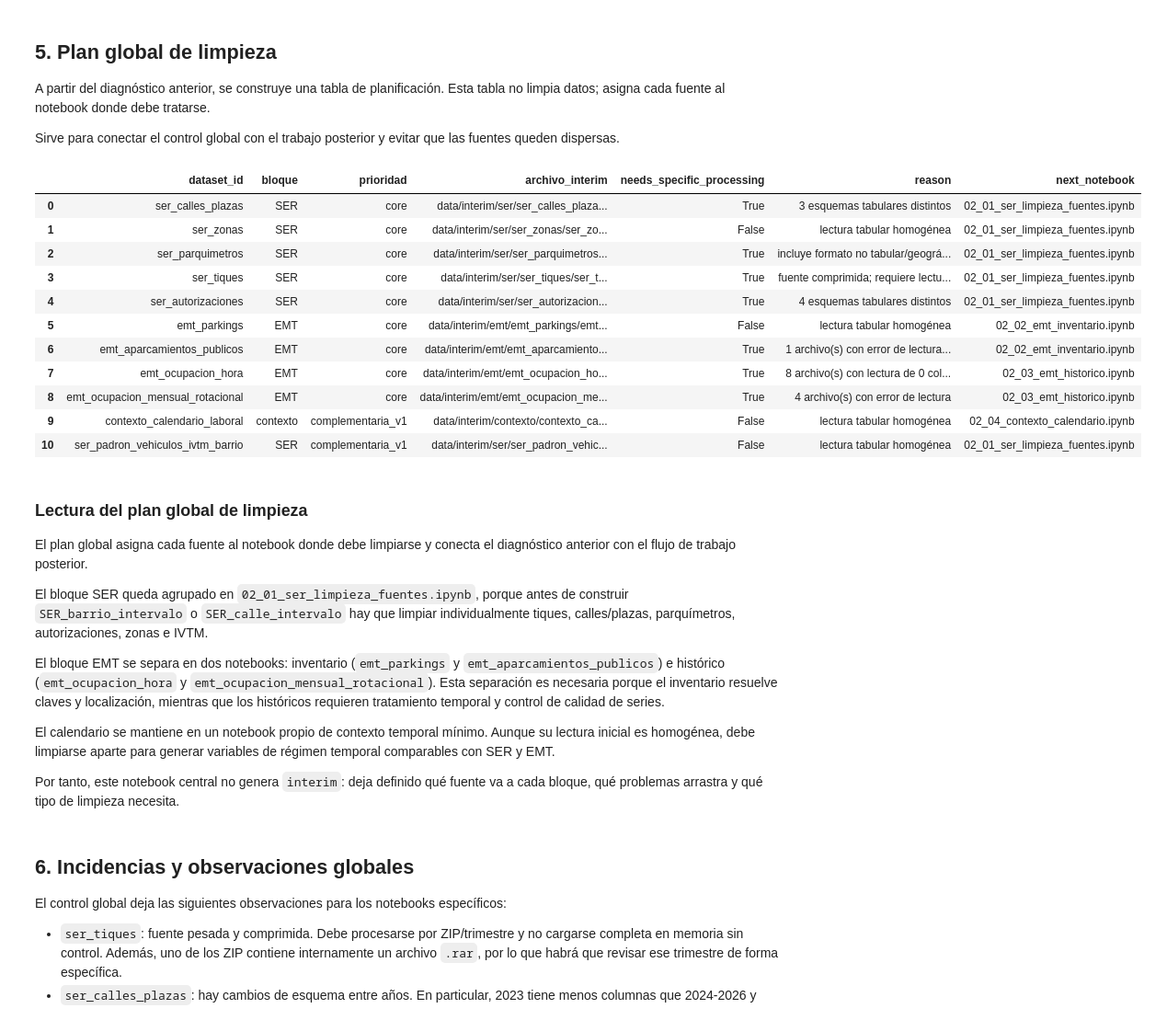
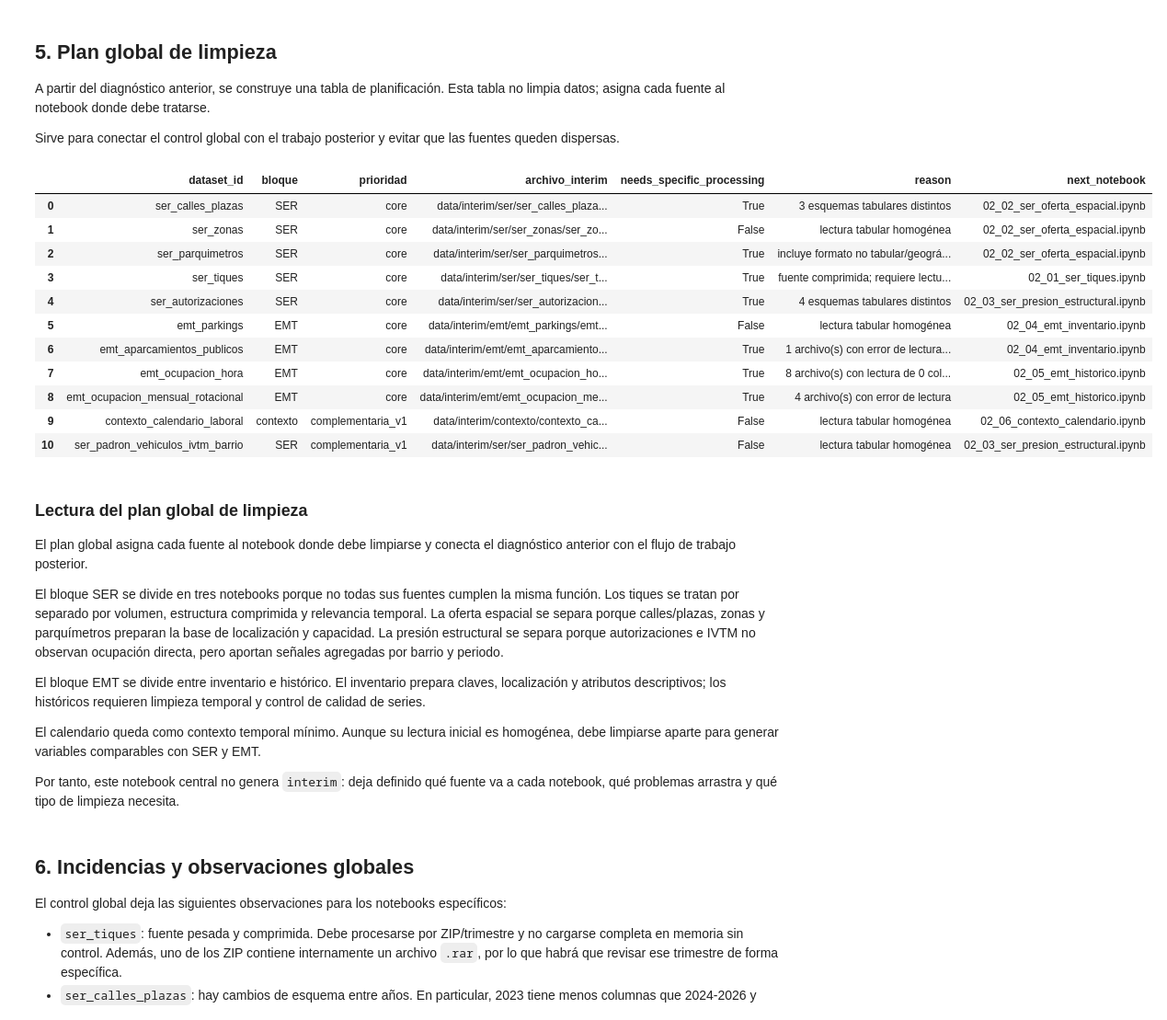
Before and after one commit to hugoramirovilla-boop/TFM_parking_madrid, a Jupyter notebook: notebooks/02_descripcion_limpieza_datos.ipynb, the cells around one changed output. Shown at 92% size. Saved outputs shown, nothing was run; the diff lists cells and outputs as text; code cells hidden in the pictures.

Commit message:
Update data cleaning notebook architecture

```diff
--- a/notebooks/02_descripcion_limpieza_datos.ipynb
+++ b/notebooks/02_descripcion_limpieza_datos.ipynb
@@ -601,60 +601,65 @@ A partir del diagnóstico anterior, se construye una tabla de planificación. Es
 Sirve para conectar el control global con el trabajo posterior y evitar que las fuentes queden dispersas.
 # %%
 next_notebook_map = {
-    "ser_calles_plazas": "02_01_ser_limpieza_fuentes.ipynb",
-    "ser_zonas": "02_01_ser_limpieza_fuentes.ipynb",
-    "ser_parquimetros": "02_01_ser_limpieza_fuentes.ipynb",
-    "ser_tiques": "02_01_ser_limpieza_fuentes.ipynb",
-    "ser_autorizaciones": "02_01_ser_limpieza_fuentes.ipynb",
-    "ser_padron_vehiculos_ivtm_barrio": "02_01_ser_limpieza_fuentes.ipynb",
-    "emt_parkings": "02_02_emt_inventario.ipynb",
-    "emt_aparcamientos_publicos": "02_02_emt_inventario.ipynb",
-    "emt_ocupacion_hora": "02_03_emt_historico.ipynb",
-    "emt_ocupacion_mensual_rotacional": "02_03_emt_historico.ipynb",
-    "contexto_calendario_laboral": "02_04_contexto_calendario.ipynb",
+    "ser_tiques": "02_01_ser_tiques.ipynb",
+
+    "ser_calles_plazas": "02_02_ser_oferta_espacial.ipynb",
+    "ser_zonas": "02_02_ser_oferta_espacial.ipynb",
+    "ser_parquimetros": "02_02_ser_oferta_espacial.ipynb",
+
+    "ser_autorizaciones": "02_03_ser_presion_estructural.ipynb",
+    "ser_padron_vehiculos_ivtm_barrio": "02_03_ser_presion_estructural.ipynb",
+
+    "emt_parkings": "02_04_emt_inventario.ipynb",
+    "emt_aparcamientos_publicos": "02_04_emt_inventario.ipynb",
+
+    "emt_ocupacion_hora": "02_05_emt_historico.ipynb",
+    "emt_ocupacion_mensual_rotacional": "02_05_emt_historico.ipynb",
+
+    "contexto_calendario_laboral": "02_06_contexto_calendario.ipynb",
 }
 
 cleaning_plan_global = (
     catalog[["dataset_id", "bloque", "prioridad", "archivo_interim"]]
     .merge(
         schema_check[["dataset_id", "needs_specific_processing", "reason"]],
         on="dataset_id",
         how="left"
     )
 )
 
 cleaning_plan_global["next_notebook"] = cleaning_plan_global["dataset_id"].map(next_notebook_map)
 cleaning_plan_global["next_notebook"] = cleaning_plan_global["next_notebook"].fillna("pendiente_definir")
 
 cleaning_plan_path = REPORTS_TABLES / "cleaning_plan_global.csv"
 cleaning_plan_global.to_csv(cleaning_plan_path, index=False)
 
 cleaning_plan_global
 # %% [output]
 |  | dataset_id | bloque | prioridad | archivo_interim | needs_specific_processing | reason | next_notebook |
-| 0 | ser_calles_plazas | SER | core | data/interim/ser/ser_calles_plaza... | True | 3 esquemas tabulares distintos | 02_01_ser_limpieza_fuentes.ipynb |
-| 1 | ser_zonas | SER | core | data/interim/ser/ser_zonas/ser_zo... | False | lectura tabular homogénea | 02_01_ser_limpieza_fuentes.ipynb |
-| 2 | ser_parquimetros | SER | core | data/interim/ser/ser_parquimetros... | True | incluye formato no tabular/geográ... | 02_01_ser_limpieza_fuentes.ipynb |
-| 3 | ser_tiques | SER | core | data/interim/ser/ser_tiques/ser_t... | True | fuente comprimida; requiere lectu... | 02_01_ser_limpieza_fuentes.ipynb |
-| 4 | ser_autorizaciones | SER | core | data/interim/ser/ser_autorizacion... | True | 4 esquemas tabulares distintos | 02_01_ser_limpieza_fuentes.ipynb |
-| 5 | emt_parkings | EMT | core | data/interim/emt/emt_parkings/emt... | False | lectura tabular homogénea | 02_02_emt_inventario.ipynb |
-| 6 | emt_aparcamientos_publicos | EMT | core | data/interim/emt/emt_aparcamiento... | True | 1 archivo(s) con error de lectura... | 02_02_emt_inventario.ipynb |
-| 7 | emt_ocupacion_hora | EMT | core | data/interim/emt/emt_ocupacion_ho... | True | 8 archivo(s) con lectura de 0 col... | 02_03_emt_historico.ipynb |
-| 8 | emt_ocupacion_mensual_rotacional | EMT | core | data/interim/emt/emt_ocupacion_me... | True | 4 archivo(s) con error de lectura | 02_03_emt_historico.ipynb |
-| 9 | contexto_calendario_laboral | contexto | complementaria_v1 | data/interim/contexto/contexto_ca... | False | lectura tabular homogénea | 02_04_contexto_calendario.ipynb |
-| 10 | ser_padron_vehiculos_ivtm_barrio | SER | complementaria_v1 | data/interim/ser/ser_padron_vehic... | False | lectura tabular homogénea | 02_01_ser_limpieza_fuentes.ipynb |
+| 0 | ser_calles_plazas | SER | core | data/interim/ser/ser_calles_plaza... | True | 3 esquemas tabulares distintos | 02_02_ser_oferta_espacial.ipynb |
+| 1 | ser_zonas | SER | core | data/interim/ser/ser_zonas/ser_zo... | False | lectura tabular homogénea | 02_02_ser_oferta_espacial.ipynb |
+| 2 | ser_parquimetros | SER | core | data/interim/ser/ser_parquimetros... | True | incluye formato no tabular/geográ... | 02_02_ser_oferta_espacial.ipynb |
+| 3 | ser_tiques | SER | core | data/interim/ser/ser_tiques/ser_t... | True | fuente comprimida; requiere lectu... | 02_01_ser_tiques.ipynb |
+| 4 | ser_autorizaciones | SER | core | data/interim/ser/ser_autorizacion... | True | 4 esquemas tabulares distintos | 02_03_ser_presion_estructural.ipynb |
+| 5 | emt_parkings | EMT | core | data/interim/emt/emt_parkings/emt... | False | lectura tabular homogénea | 02_04_emt_inventario.ipynb |
+| 6 | emt_aparcamientos_publicos | EMT | core | data/interim/emt/emt_aparcamiento... | True | 1 archivo(s) con error de lectura... | 02_04_emt_inventario.ipynb |
+| 7 | emt_ocupacion_hora | EMT | core | data/interim/emt/emt_ocupacion_ho... | True | 8 archivo(s) con lectura de 0 col... | 02_05_emt_historico.ipynb |
+| 8 | emt_ocupacion_mensual_rotacional | EMT | core | data/interim/emt/emt_ocupacion_me... | True | 4 archivo(s) con error de lectura | 02_05_emt_historico.ipynb |
+| 9 | contexto_calendario_laboral | contexto | complementaria_v1 | data/interim/contexto/contexto_ca... | False | lectura tabular homogénea | 02_06_contexto_calendario.ipynb |
+| 10 | ser_padron_vehiculos_ivtm_barrio | SER | complementaria_v1 | data/interim/ser/ser_padron_vehic... | False | lectura tabular homogénea | 02_03_ser_presion_estructural.ipynb |
 # %% [markdown]
 ### Lectura del plan global de limpieza
 
 El plan global asigna cada fuente al notebook donde debe limpiarse y conecta el diagnóstico anterior con el flujo de trabajo posterior.
 
-El bloque SER queda agrupado en `02_01_ser_limpieza_fuentes.ipynb`, porque antes de construir `SER_barrio_intervalo` o `SER_calle_intervalo` hay que limpiar individualmente tiques, calles/plazas, parquímetros, autorizaciones, zonas e IVTM.
+El bloque SER se divide en tres notebooks porque no todas sus fuentes cumplen la misma función. Los tiques se tratan por separado por volumen, estructura comprimida y relevancia temporal. La oferta espacial se separa porque calles/plazas, zonas y parquímetros preparan la base de localización y capacidad. La presión estructural se separa porque autorizaciones e IVTM no observan ocupación directa, pero aportan señales agregadas por barrio y periodo.
 
-El bloque EMT se separa en dos notebooks: inventario (`emt_parkings` y `emt_aparcamientos_publicos`) e histórico (`emt_ocupacion_hora` y `emt_ocupacion_mensual_rotacional`). Esta separación es necesaria porque el inventario resuelve claves y localización, mientras que los históricos requieren tratamiento temporal y control de calidad de series.
+El bloque EMT se divide entre inventario e histórico. El inventario prepara claves, localización y atributos descriptivos; los históricos requieren limpieza temporal y control de calidad de series.
 
-El calendario se mantiene en un notebook propio de contexto temporal mínimo. Aunque su lectura inicial es homogénea, debe limpiarse aparte para generar variables de régimen temporal comparables con SER y EMT.
+El calendario queda como contexto temporal mínimo. Aunque su lectura inicial es homogénea, debe limpiarse aparte para generar variables comparables con SER y EMT.
 
-Por tanto, este notebook central no genera `interim`: deja definido qué fuente va a cada bloque, qué problemas arrastra y qué tipo de limpieza necesita.
+Por tanto, este notebook central no genera `interim`: deja definido qué fuente va a cada notebook, qué problemas arrastra y qué tipo de limpieza necesita.
 # %% [markdown]
 ## 6. Incidencias y observaciones globales
 
```
Also changed, not shown: parts of 1 cell of this notebook, 2 other files.
